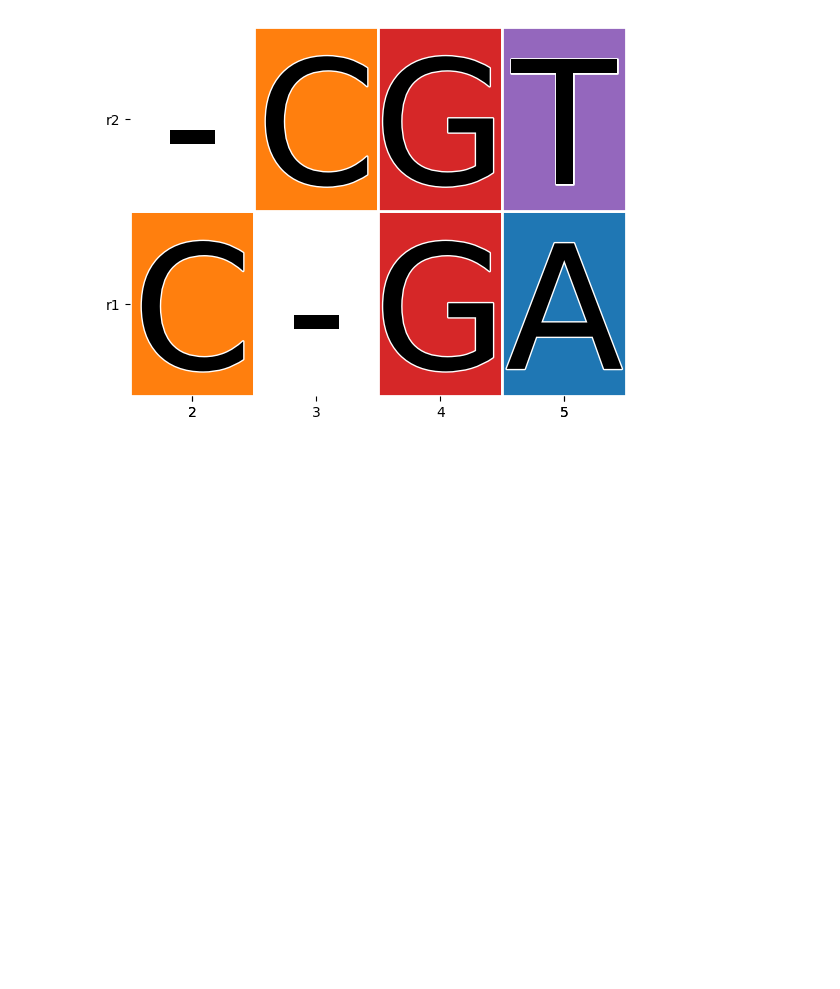
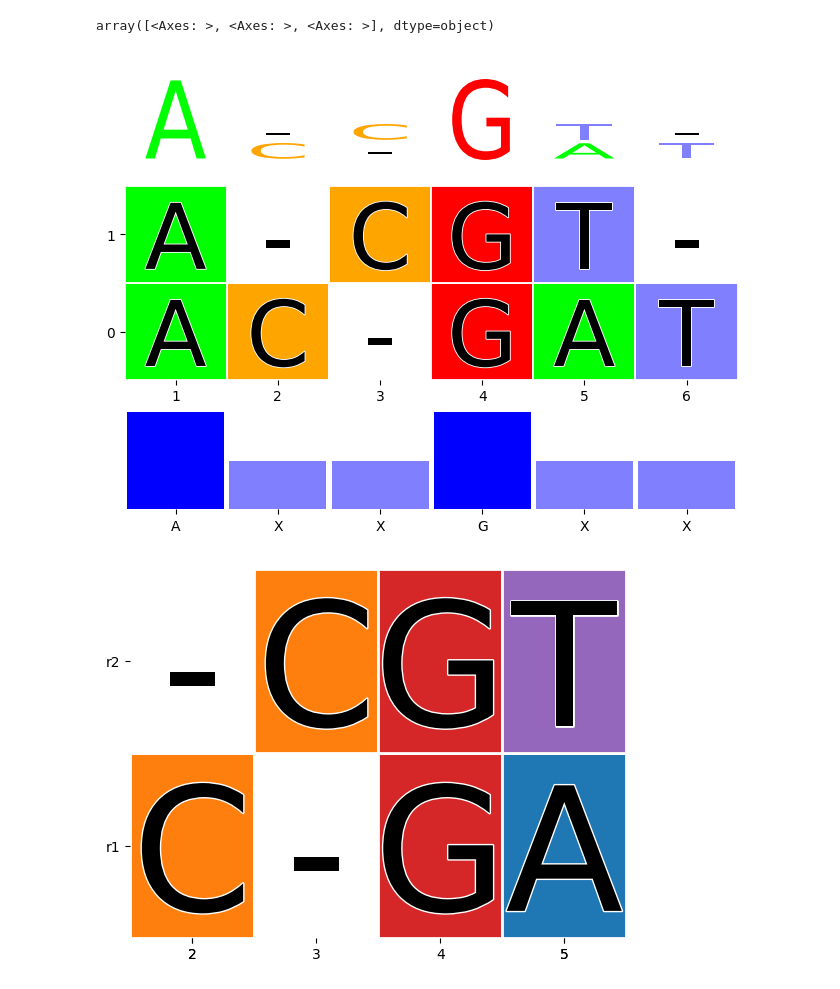
Before and after one commit to mourisl/MSAplot, a Jupyter notebook: example.ipynb, the cells around one changed output. Cells and saved outputs as stored; diff of their text form; code cells hidden in the pictures; blank space fills up the shorter version.

```diff
--- a/example.ipynb
+++ b/example.ipynb
@@ -23,3 +24,10 @@ plt.show()
+# %%
+msaplot.DrawComplexMSA(msa=["AC-GAT", "A-CGT-"],
+                color_map = msaplot.GetColorMap("dna"),
+               panels=[msaplot.DrawSeqLogo, msaplot.DrawMSA, msaplot.DrawConsensusHisto])
+# %% [output]
+array([<Axes: >, <Axes: >, <Axes: >], dtype=object)
+[figure, added]
 # %%
 #ax = plt.gca()
 #ax.set(xlim=[-20,20], ylim=[-20, 20])
```
Also changed, not shown: parts of 1 cell of this notebook, 1 other file.
